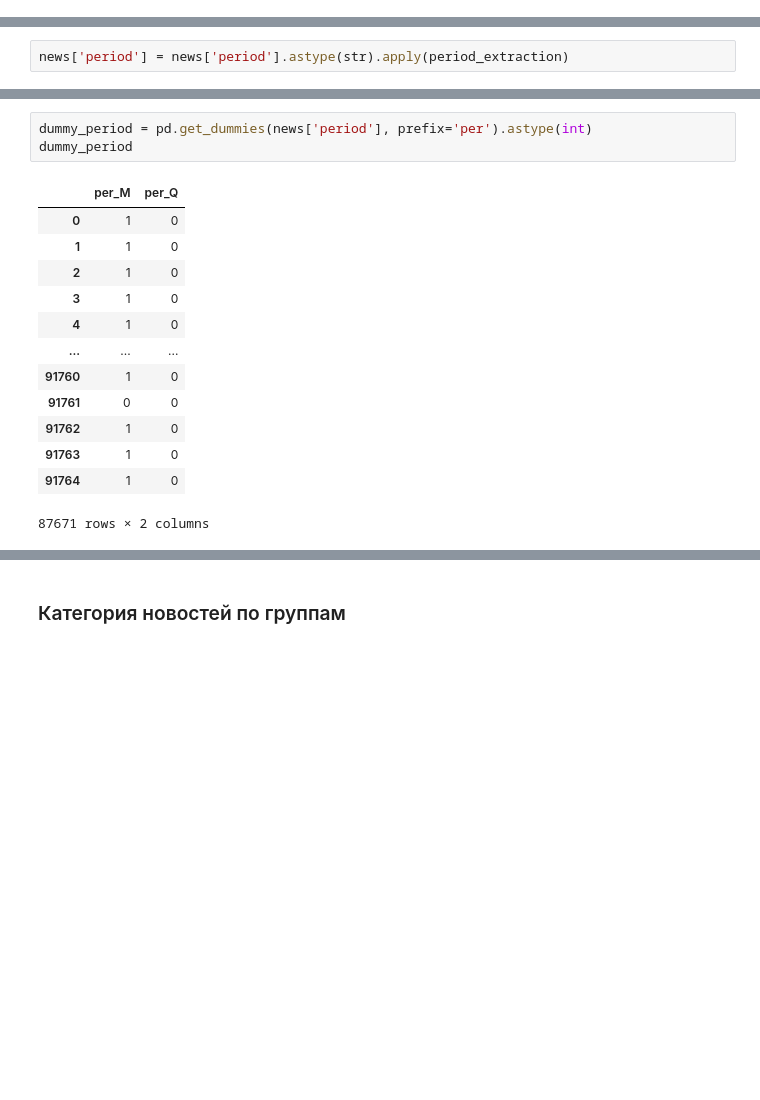
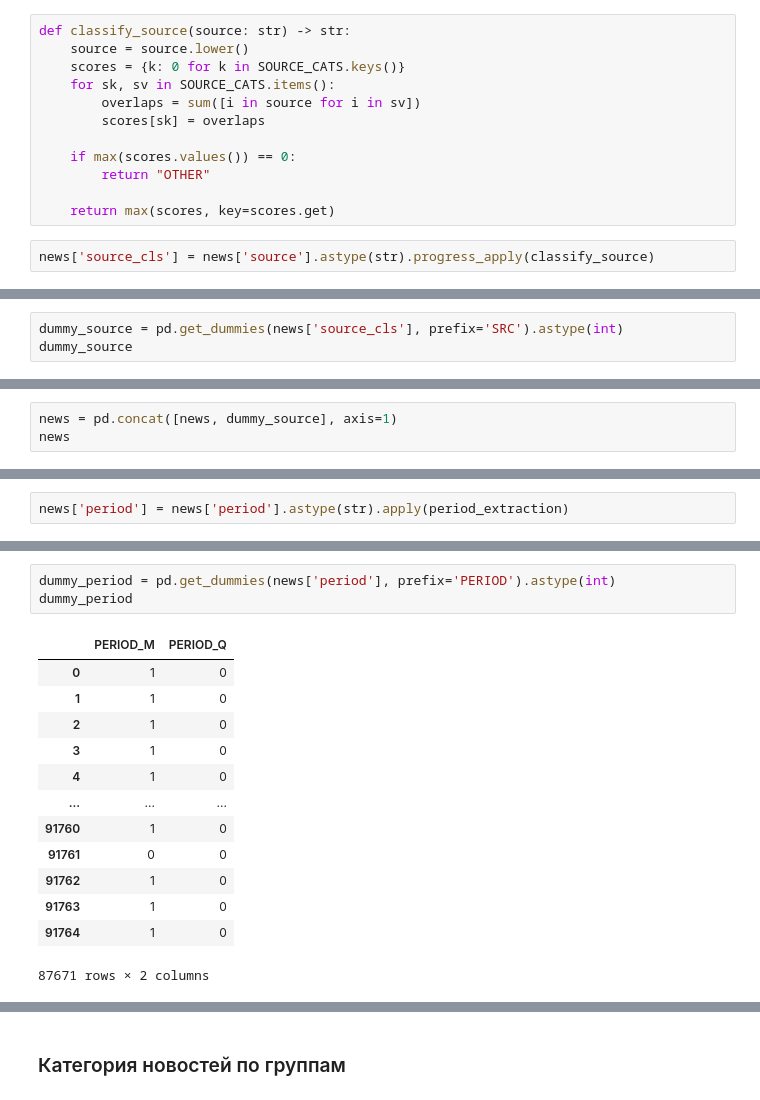
Before and after one commit to ppetrushenkov/fx_news_bot, a Jupyter notebook: notebooks/train_model_pipeline_nb.ipynb, the cells around one changed output, grey strips where cells are left out. Drawn from its saved outputs; the diff is of its cells as text; blank space fills up the shorter version.

```diff
--- a/notebooks/train_model_pipeline_nb.ipynb
+++ b/notebooks/train_model_pipeline_nb.ipynb
@@ -67,0 +222,14 @@ news
+# %%
+def classify_source(source: str) -> str:
+    source = source.lower()
+    scores = {k: 0 for k in SOURCE_CATS.keys()}
+    for sk, sv in SOURCE_CATS.items():
+        overlaps = sum([i in source for i in sv])
+        scores[sk] = overlaps
+
+    if max(scores.values()) == 0:
+        return "OTHER"
+
+    return max(scores, key=scores.get)
+# %%
+news['source_cls'] = news['source'].astype(str).progress_apply(classify_source)
@@ -67,0 +273,3 @@ news
+# %%
+dummy_source = pd.get_dummies(news['source_cls'], prefix='SRC').astype(int)
+dummy_source
@@ -67,0 +290,3 @@ news
+# %%
+news = pd.concat([news, dummy_source], axis=1)
+news
@@ -103,8 +326,8 @@ news
 # %%
-dummy_period = pd.get_dummies(news['period'], prefix='per').astype(int)
+dummy_period = pd.get_dummies(news['period'], prefix='PERIOD').astype(int)
 dummy_period
 # %% [output]
-|  | per_M | per_Q |
+|  | PERIOD_M | PERIOD_Q |
 | 0 | 1 | 0 |
 | 1 | 1 | 0 |
 | 2 | 1 | 0 |
```
Also changed, not shown: parts of 56 cells of this notebook, 3 other files.
